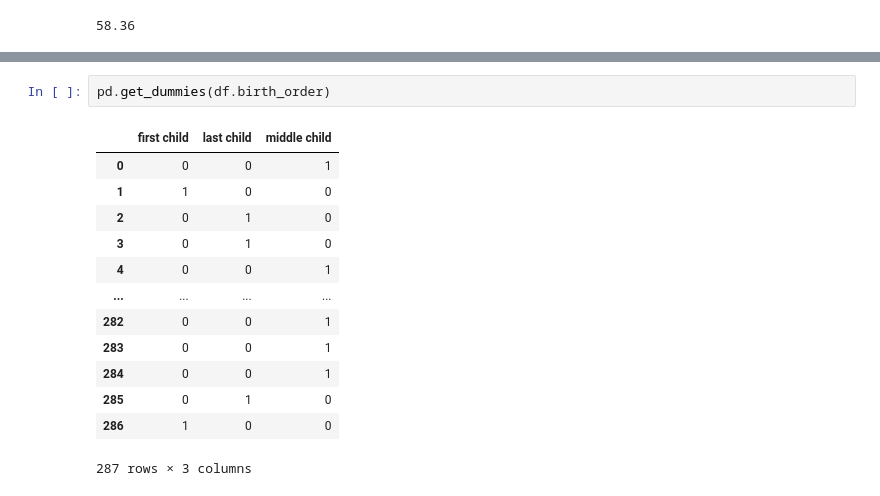
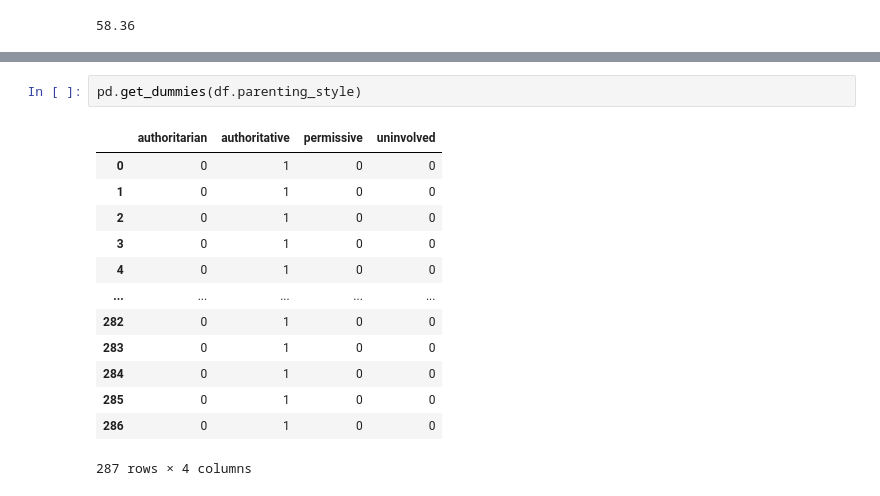
Before and after one commit to Ammon21/School-Data-Science-Project, a Jupyter notebook: notebooks/machine_learning.ipynb, the cells around one changed output, grey strips where cells are left out. Drawn from its saved outputs; the diff is of its cells as text.

```diff
--- a/notebooks/machine_learning.ipynb
+++ b/notebooks/machine_learning.ipynb
@@ -123,16 +142,16 @@ dtype: int64
 # %%
-pd.get_dummies(df.birth_order)
+pd.get_dummies(df.parenting_style)
 # %% [output]
-|  | first child | last child | middle child |
-| 0 | 0 | 0 | 1 |
-| 1 | 1 | 0 | 0 |
-| 2 | 0 | 1 | 0 |
-| 3 | 0 | 1 | 0 |
-| 4 | 0 | 0 | 1 |
-| ... | ... | ... | ... |
-| 282 | 0 | 0 | 1 |
-| 283 | 0 | 0 | 1 |
-| 284 | 0 | 0 | 1 |
-| 285 | 0 | 1 | 0 |
-| 286 | 1 | 0 | 0 |
+|  | authoritarian | authoritative | permissive | uninvolved |
+| 0 | 0 | 1 | 0 | 0 |
+| 1 | 0 | 1 | 0 | 0 |
+| 2 | 0 | 1 | 0 | 0 |
+| 3 | 0 | 1 | 0 | 0 |
+| 4 | 0 | 1 | 0 | 0 |
+| ... | ... | ... | ... | ... |
+| 282 | 0 | 1 | 0 | 0 |
+| 283 | 0 | 1 | 0 | 0 |
+| 284 | 0 | 1 | 0 | 0 |
+| 285 | 0 | 1 | 0 | 0 |
+| 286 | 0 | 1 | 0 | 0 |
-287 rows × 3 columns
+287 rows × 4 columns
```
Also changed, not shown: parts of 3 cells of this notebook.
